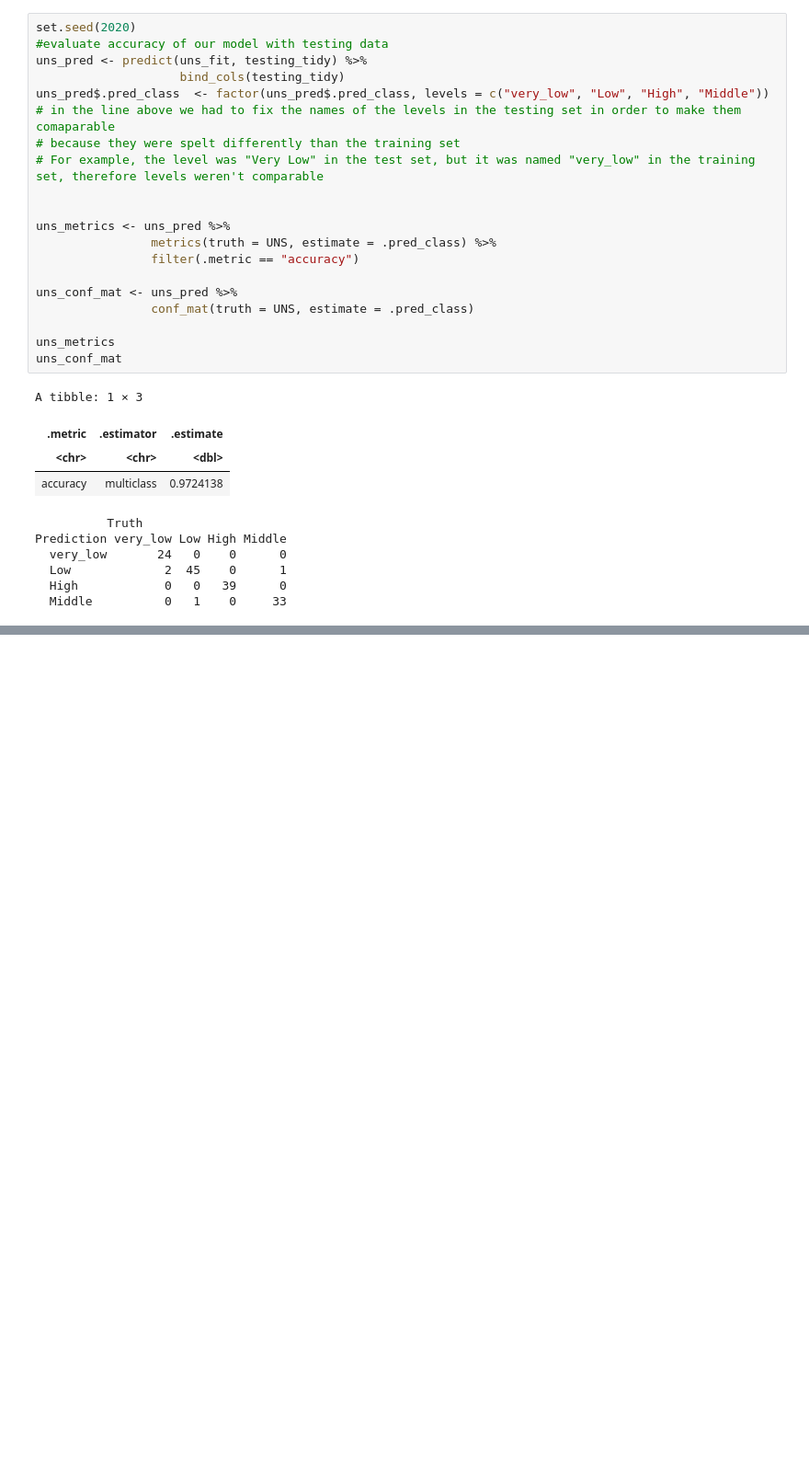
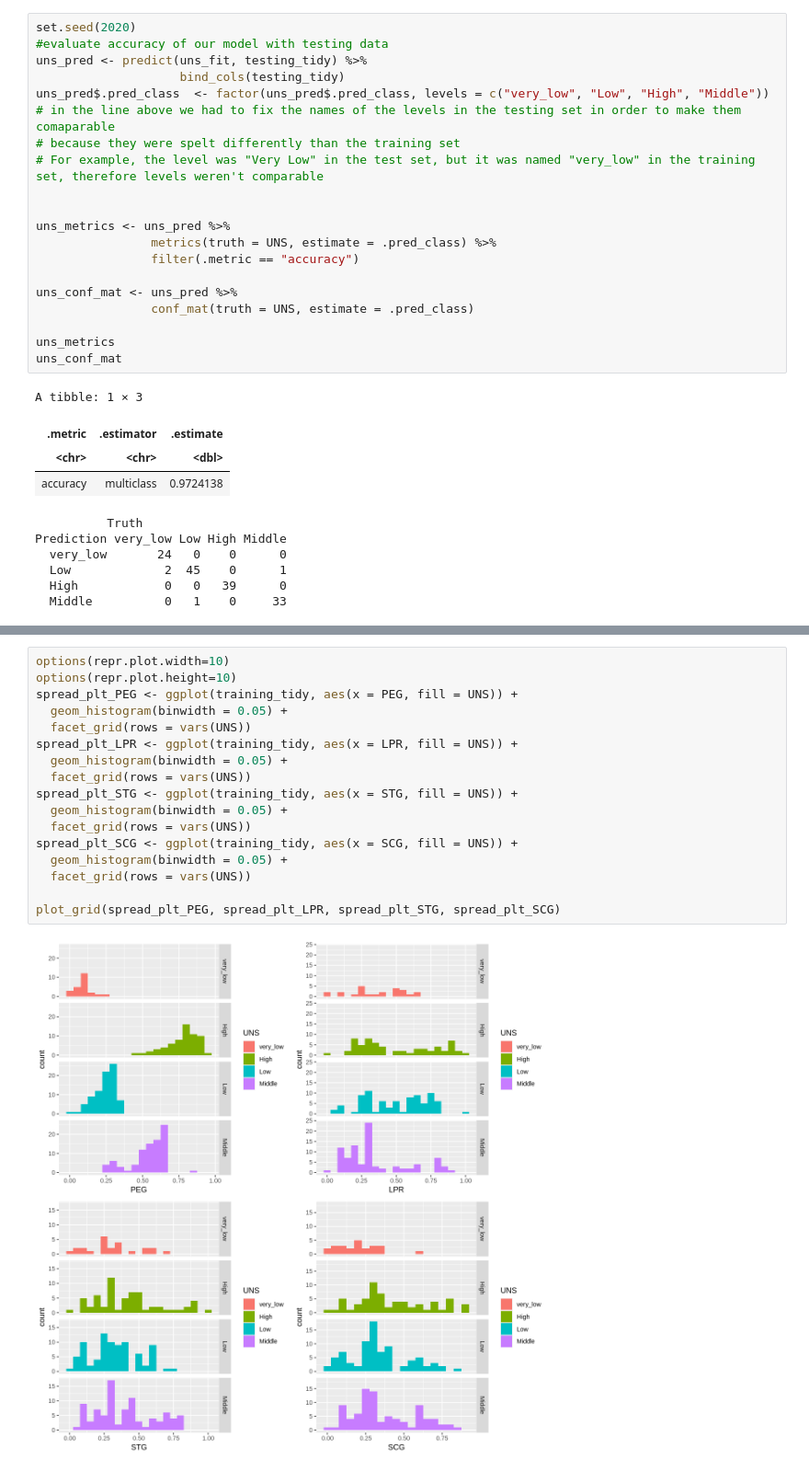
Before and after one commit to mbrown1603/dsci_100_project, a Jupyter notebook: UserKnowledgeProject-Copy1.ipynb, the cells around one changed output, grey strips where cells are left out. Shown at 92% size. Saved outputs shown, nothing was run; the diff lists cells and outputs as text; blank space fills up the shorter version.

```diff
--- a/UserKnowledgeProject-Copy1.ipynb
+++ b/UserKnowledgeProject-Copy1.ipynb
@@ -313,2 +333,21 @@ The type and method of this exam were not explained in the original dataset. Thi
+# %%
+options(repr.plot.width=10)
+options(repr.plot.height=10)
+spread_plt_PEG <- ggplot(training_tidy, aes(x = PEG, fill = UNS)) +
+  geom_histogram(binwidth = 0.05) +
+  facet_grid(rows = vars(UNS))
+spread_plt_LPR <- ggplot(training_tidy, aes(x = LPR, fill = UNS)) +
+  geom_histogram(binwidth = 0.05) +
+  facet_grid(rows = vars(UNS))
+spread_plt_STG <- ggplot(training_tidy, aes(x = STG, fill = UNS)) +
+  geom_histogram(binwidth = 0.05) +
+  facet_grid(rows = vars(UNS))
+spread_plt_SCG <- ggplot(training_tidy, aes(x = SCG, fill = UNS)) +
+  geom_histogram(binwidth = 0.05) +
+  facet_grid(rows = vars(UNS))
+
+plot_grid(spread_plt_PEG, spread_plt_LPR, spread_plt_STG, spread_plt_SCG)
+# %% [output]
+[figure, added]
 # %% [markdown]
 #### References
```
Also changed, not shown: parts of 8 cells of this notebook.
